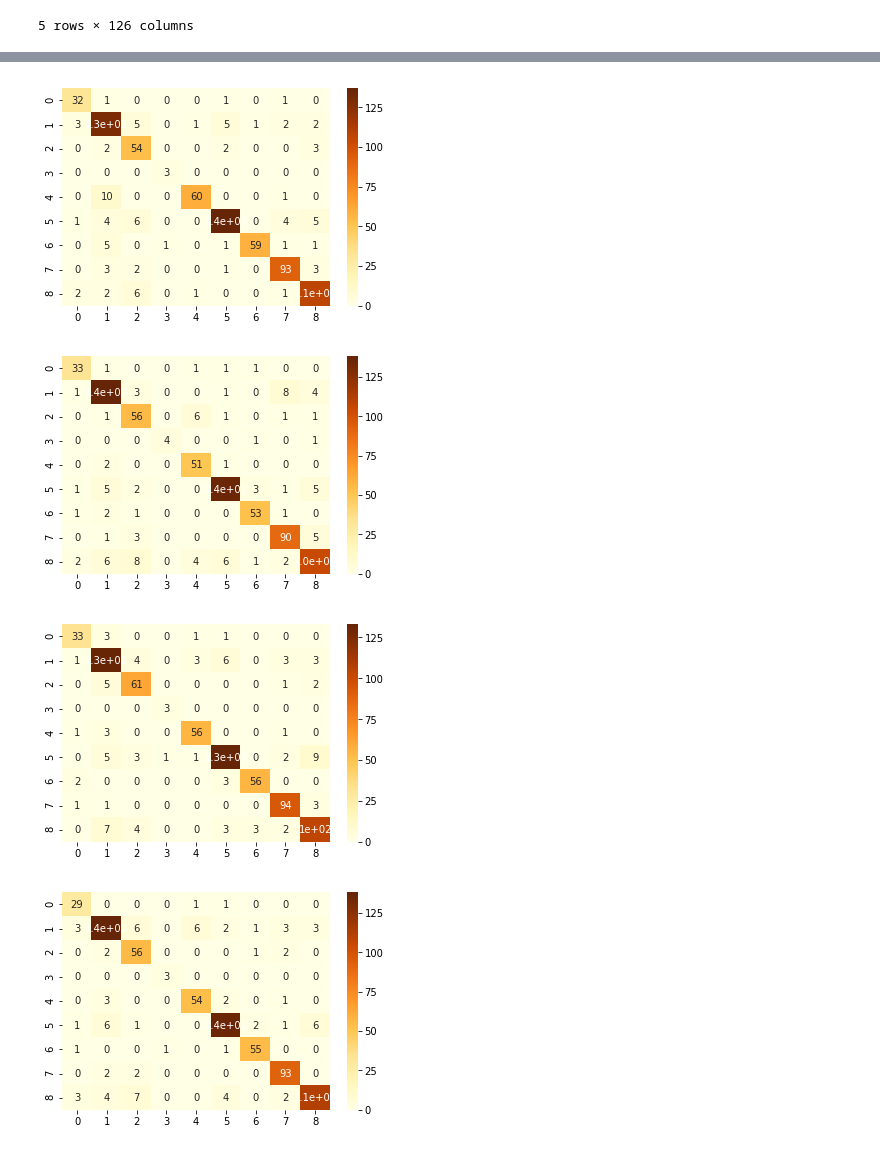
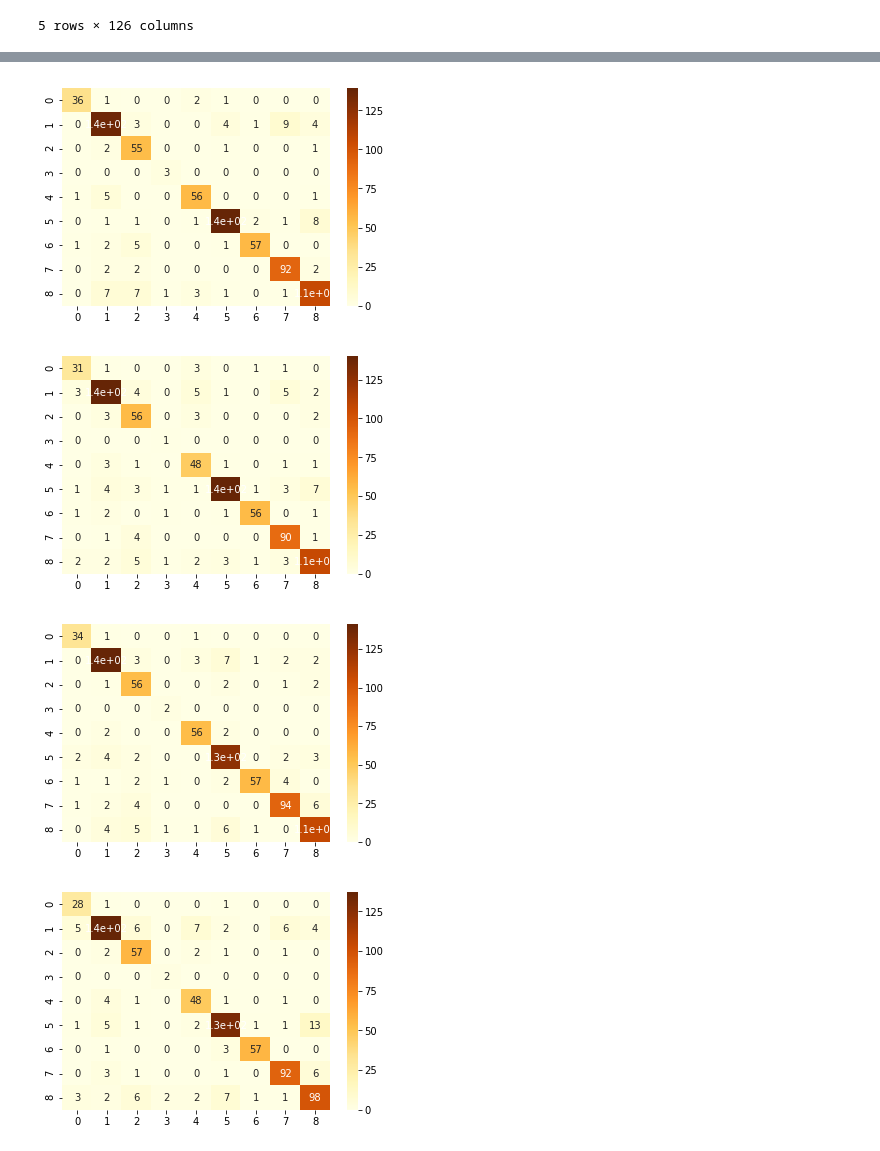
Before and after one commit to gonultasbu/kaggle_careercon_2019, a Jupyter notebook: 72v1.ipynb, the cells around one changed output, grey strips where cells are left out. Cells and saved outputs as stored; diff of their text form; code cells hidden in the pictures.

```diff
--- a/72v1.ipynb
+++ b/72v1.ipynb
@@ -211,11 +224,14 @@ predicted = np.zeros((test.shape[0],9))
 # measured= np.zeros((data.shape[0]))
 score = 0
 balanced_cv_sum = 0
-model = RandomForestClassifier(n_estimators=200, random_state=1337, class_weight='balanced')
+# Balanced model training gives slightly worse results on pubLB.
+model = RandomForestClassifier(n_estimators=200)
+# model = XGBClassifier(tree_method='gpu_hist')
+# model = LGBMClassifier(device='gpu')
 for times, (trn_idx, val_idx) in enumerate(folds.split(data.values,target['surface'].values)):
     model.fit(data.iloc[trn_idx],target['surface'][trn_idx])
     # measured[val_idx] = model.predict(data.iloc[val_idx])
-    predicted += model.predict_proba(test)/folds.n_splits
+    # predicted += model.predict_proba(test)/folds.n_splits
     score += model.score(data.iloc[val_idx],target['surface'][val_idx])
     print("Fold: {} score: {}".format(times,model.score(data.iloc[val_idx],target['surface'][val_idx])))
     cm = confusion_matrix(model.predict(data.iloc[val_idx]), target['surface'].iloc[val_idx])
@@ -244,5 +260,5 @@ Avg Balanced Accuracy 0.8718604700433741
-[figure, old version]
+[figure, new version]
-[figure, old version]
+[figure, new version]
-[figure, old version]
+[figure, new version]
-[figure, old version]
+[figure, new version]
 # %%
```
Also changed, not shown: parts of 7 cells of this notebook, 2 other files.
